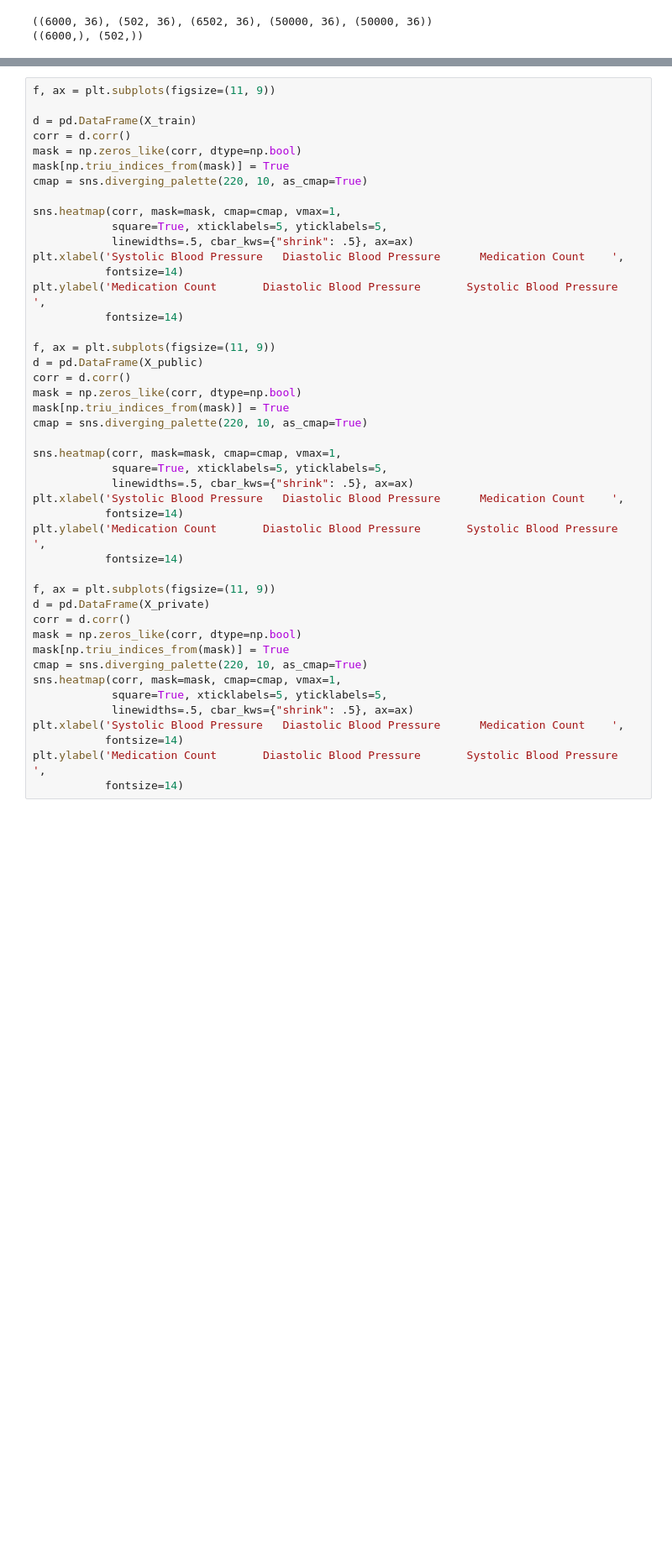
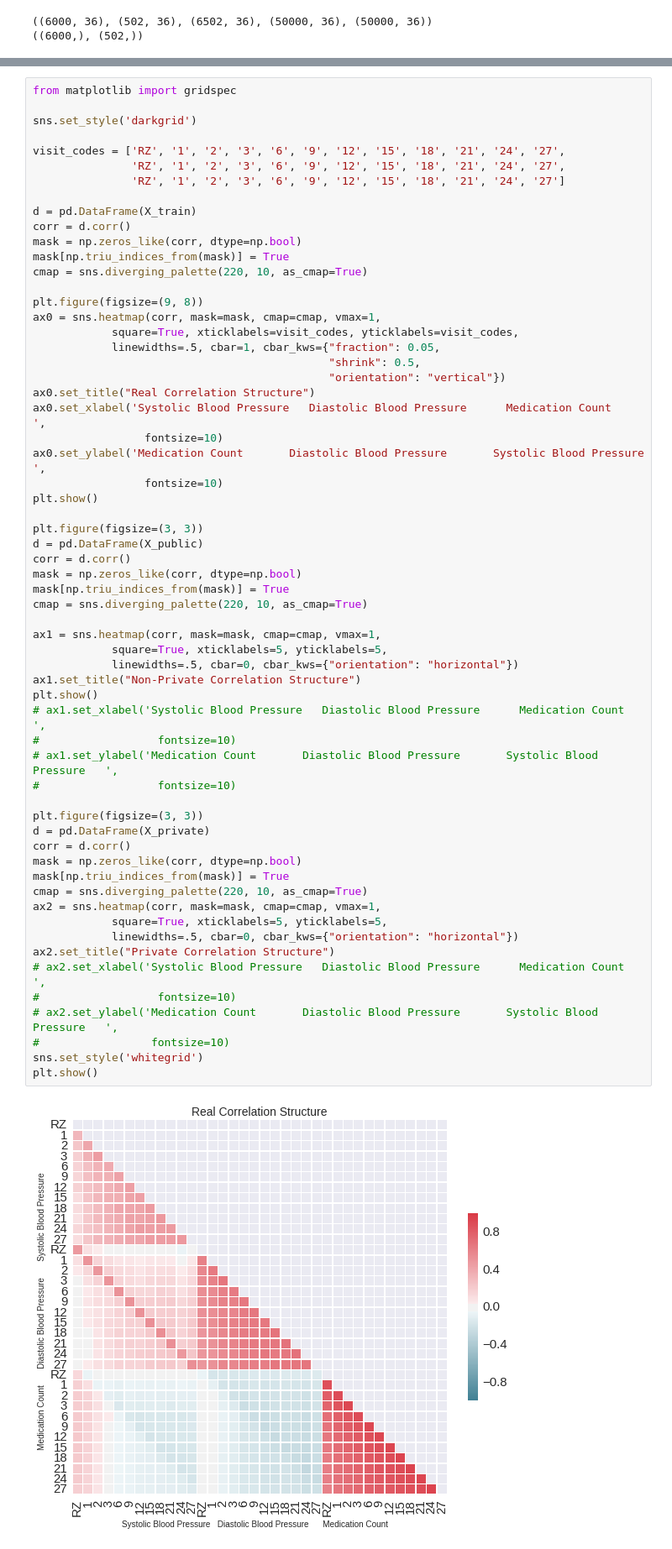
Before and after one commit to greenelab/SPRINT_gan, a Jupyter notebook: Analysis.ipynb, the cells around one changed output, grey strips where cells are left out. Shown at 84% size. Saved outputs shown, nothing was run; the diff lists cells and outputs as text; blank space fills up the shorter version.

```diff
--- a/Analysis.ipynb
+++ b/Analysis.ipynb
@@ -838,45 +1068,63 @@ ax.set_ylim([0.5,1])
 # %%
-f, ax = plt.subplots(figsize=(11, 9))
+from matplotlib import gridspec
+
+sns.set_style('darkgrid')
+
+visit_codes = ['RZ', '1', '2', '3', '6', '9', '12', '15', '18', '21', '24', '27',
+               'RZ', '1', '2', '3', '6', '9', '12', '15', '18', '21', '24', '27',
+               'RZ', '1', '2', '3', '6', '9', '12', '15', '18', '21', '24', '27']
 
 d = pd.DataFrame(X_train)
 corr = d.corr()
 mask = np.zeros_like(corr, dtype=np.bool)
 mask[np.triu_indices_from(mask)] = True
 cmap = sns.diverging_palette(220, 10, as_cmap=True)
 
-sns.heatmap(corr, mask=mask, cmap=cmap, vmax=1,
-            square=True, xticklabels=5, yticklabels=5,
-            linewidths=.5, cbar_kws={"shrink": .5}, ax=ax)
-plt.xlabel('Systolic Blood Pressure   Diastolic Blood Pressure      Medication Count    ',
-           fontsize=14)
-plt.ylabel('Medication Count       Diastolic Blood Pressure       Systolic Blood Pressure   ',
-           fontsize=14)
+plt.figure(figsize=(9, 8))
+ax0 = sns.heatmap(corr, mask=mask, cmap=cmap, vmax=1,
+            square=True, xticklabels=visit_codes, yticklabels=visit_codes,
+            linewidths=.5, cbar=1, cbar_kws={"fraction": 0.05,
+                                             "shrink": 0.5,
+                                             "orientation": "vertical"})
+ax0.set_title("Real Correlation Structure")
+ax0.set_xlabel('Systolic Blood Pressure   Diastolic Blood Pressure      Medication Count    ',
+                 fontsize=10)
+ax0.set_ylabel('Medication Count       Diastolic Blood Pressure       Systolic Blood Pressure   ',
+                 fontsize=10)
+plt.show()
 
-f, ax = plt.subplots(figsize=(11, 9))
+plt.figure(figsize=(3, 3))
 d = pd.DataFrame(X_public)
 corr = d.corr()
 mask = np.zeros_like(corr, dtype=np.bool)
 mask[np.triu_indices_from(mask)] = True
 cmap = sns.diverging_palette(220, 10, as_cmap=True)
 
-sns.heatmap(corr, mask=mask, cmap=cmap, vmax=1,
+ax1 = sns.heatmap(corr, mask=mask, cmap=cmap, vmax=1,
             square=True, xticklabels=5, yticklabels=5,
-            linewidths=.5, cbar_kws={"shrink": .5}, ax=ax)
-plt.xlabel('Systolic Blood Pressure   Diastolic Blood Pressure      Medication Count    ',
-           fontsize=14)
-plt.ylabel('Medication Count       Diastolic Blood Pressure       Systolic Blood Pressure   ',
-           fontsize=14)
+            linewidths=.5, cbar=0, cbar_kws={"orientation": "horizontal"})
+ax1.set_title("Non-Private Correlation Structure")
+plt.show()
+# ax1.set_xlabel('Systolic Blood Pressure   Diastolic Blood Pressure      Medication Count    ',
+#                  fontsize=10)
+# ax1.set_ylabel('Medication Count       Diastolic Blood Pressure       Systolic Blood Pressure   ',
+#                  fontsize=10)
 
-f, ax = plt.subplots(figsize=(11, 9))
+plt.figure(figsize=(3, 3))
 d = pd.DataFrame(X_private)
 corr = d.corr()
 mask = np.zeros_like(corr, dtype=np.bool)
 mask[np.triu_indices_from(mask)] = True
 cmap = sns.diverging_palette(220, 10, as_cmap=True)
-sns.heatmap(corr, mask=mask, cmap=cmap, vmax=1,
+ax2 = sns.heatmap(corr, mask=mask, cmap=cmap, vmax=1,
             square=True, xticklabels=5, yticklabels=5,
-            linewidths=.5, cbar_kws={"shrink": .5}, ax=ax)
-plt.xlabel('Systolic Blood Pressure   Diastolic Blood Pressure      Medication Count    ',
-           fontsize=14)
-plt.ylabel('Medication Count       Diastolic Blood Pressure       Systolic Blood Pressure   ',
-           fontsize=14)
+            linewidths=.5, cbar=0, cbar_kws={"orientation": "horizontal"})
+ax2.set_title("Private Correlation Structure")
+# ax2.set_xlabel('Systolic Blood Pressure   Diastolic Blood Pressure      Medication Count    ',
+#                  fontsize=10)
+# ax2.set_ylabel('Medication Count       Diastolic Blood Pressure       Systolic Blood Pressure   ',
+#                 fontsize=10)
+sns.set_style('whitegrid')
+plt.show()
+# %% [output]
+[figure, added]
```
Also changed, not shown: parts of 21 cells of this notebook, 4 other files.
